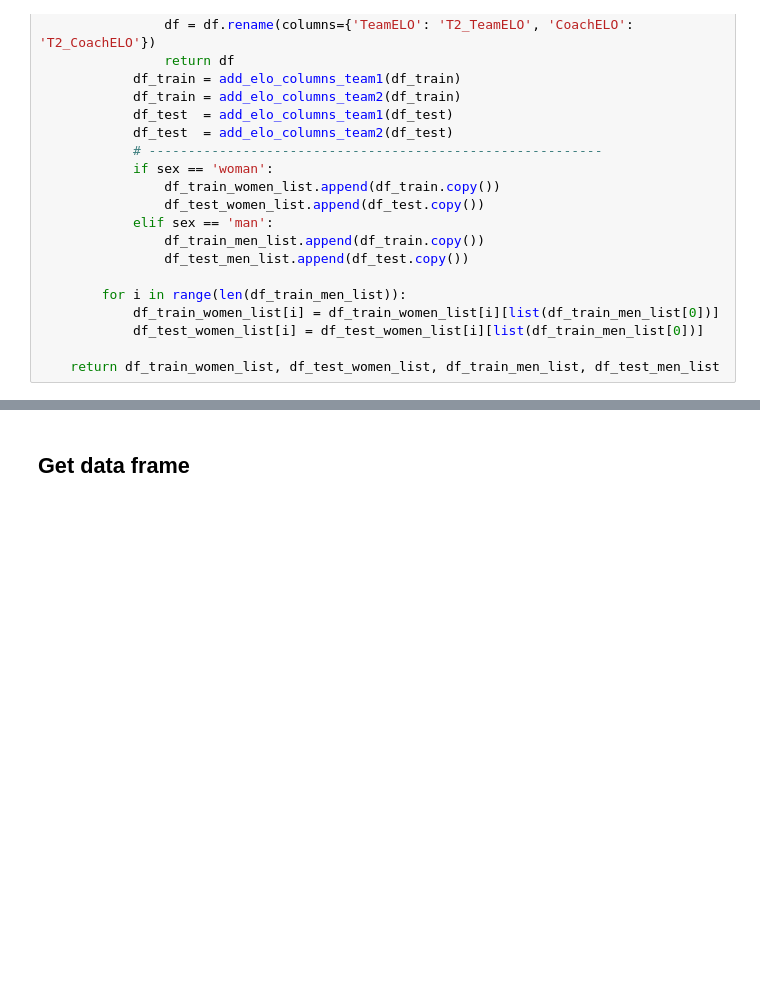
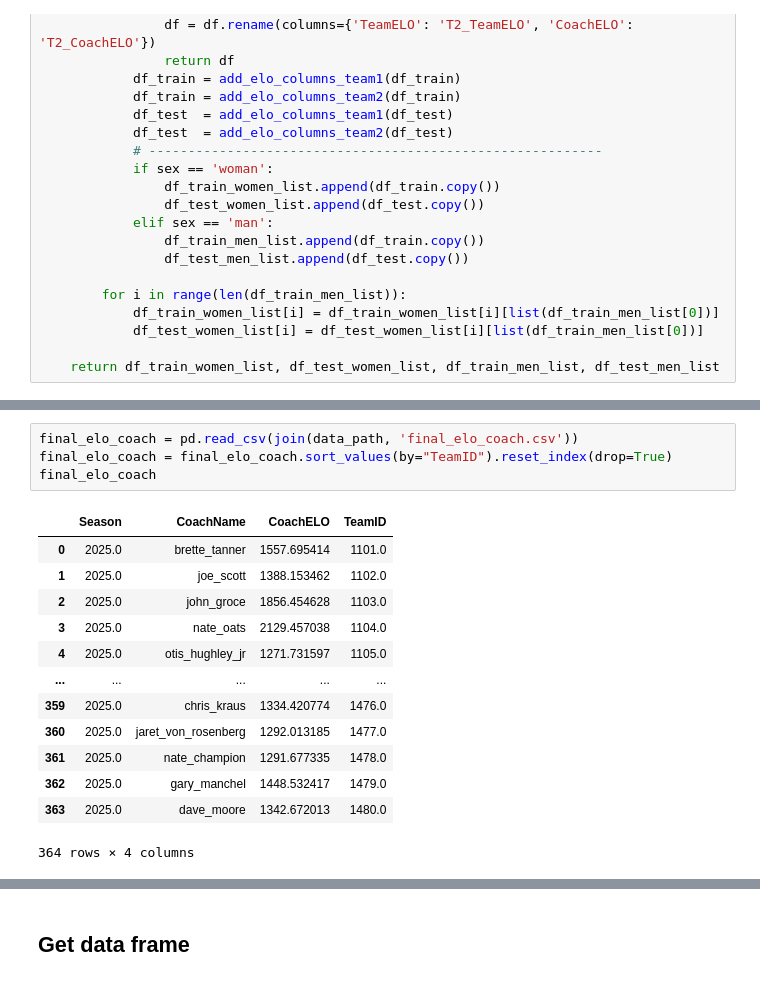
Before and after one commit to fantasy2fry/march-ml-madness-2025, a Jupyter notebook: src/sebislaw/DataFrame/DataFrame.ipynb, the cells around one changed output, grey strips where cells are left out. Drawn from its saved outputs; the diff is of its cells as text; blank space fills up the shorter version.

```diff
--- a/src/sebislaw/DataFrame/DataFrame.ipynb
+++ b/src/sebislaw/DataFrame/DataFrame.ipynb
@@ -592,0 +591,18 @@ elo
+# %%
+final_elo_coach = pd.read_csv(join(data_path, 'final_elo_coach.csv'))
+final_elo_coach = final_elo_coach.sort_values(by="TeamID").reset_index(drop=True)
+final_elo_coach
+# %% [output]
+|  | Season | CoachName | CoachELO | TeamID |
+| 0 | 2025.0 | brette_tanner | 1557.695414 | 1101.0 |
+| 1 | 2025.0 | joe_scott | 1388.153462 | 1102.0 |
+| 2 | 2025.0 | john_groce | 1856.454628 | 1103.0 |
+| 3 | 2025.0 | nate_oats | 2129.457038 | 1104.0 |
+| 4 | 2025.0 | otis_hughley_jr | 1271.731597 | 1105.0 |
+| ... | ... | ... | ... | ... |
+| 359 | 2025.0 | chris_kraus | 1334.420774 | 1476.0 |
+| 360 | 2025.0 | jaret_von_rosenberg | 1292.013185 | 1477.0 |
+| 361 | 2025.0 | nate_champion | 1291.677335 | 1478.0 |
+| 362 | 2025.0 | gary_manchel | 1448.532417 | 1479.0 |
+| 363 | 2025.0 | dave_moore | 1342.672013 | 1480.0 |
+364 rows × 4 columns
```
Also changed, not shown: parts of 5 cells of this notebook, 7 other files.
